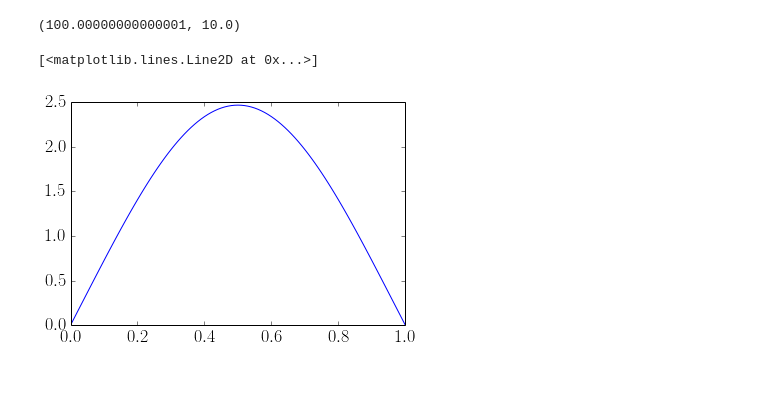
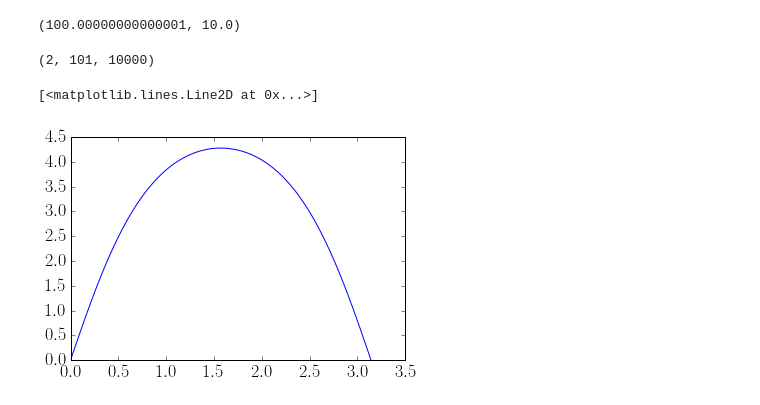
Before and after one commit to reand705/reac_diff, a Jupyter notebook: Dif_Fin_BackwardEuler.ipynb, the cells around one changed output. Cells and saved outputs as stored; diff of their text form; code cells hidden in the pictures.

```diff
--- a/Dif_Fin_BackwardEuler.ipynb
+++ b/Dif_Fin_BackwardEuler.ipynb
@@ -100,9 +100,6 @@ v = np.zeros((M+1,N))
 #passos
 tau = 1.0*Tmax/N
 h = 1.0*L/M
-
-r_n = tau*d_n/(h*h)
-r_p = tau*d_p/(h*h)
 
 print(r_n,r_p)
 '''
@@ -115,8 +112,7 @@ v[:,0] = V_0*np.sin(np.pi*np.linspace(0,L,M)/L)
 #Populações iniciais - step function
 U_0 = 1.0
 V_0 = 1.0
-x = np.pi*np.linspace(0,L,M)
-for i in range(0,M):
+for i in range(0,M+1):
     if i >= 0.3*M and i < 0.7*M:
         u[i,0] = U_0
         v[i,0] = V_0
@@ -151,7 +151,13 @@ for n in range(1,N):
-# %%
-plt.plot(np.linspace(0,L,M+1),v[:,-1])
-#plt.plot(np.linspace(0,L,M),v[:,0])
-# %% [output]
-[<matplotlib.lines.Line2D at 0x...>]
-[figure, removed]
+# %%
+#testes isolados (plot no espaço)
+sol = np.load('Dif_Fin_BackwardEuler_dp=%.3f,dn=%.3f.npy' % (0.050,0.100))
+print np.shape(sol)
+u = sol[0,:,:]
+v = sol[1,:,:]
+plt.plot(x,u[:,-100])
+plt.plot(x,v[:,-100])
+# %% [output]
+(2, 101, 10000)
+[<matplotlib.lines.Line2D at 0x...>]
+[figure, added]
 # %%
```
Also changed, not shown: parts of 5 cells of this notebook, 1 other file.
